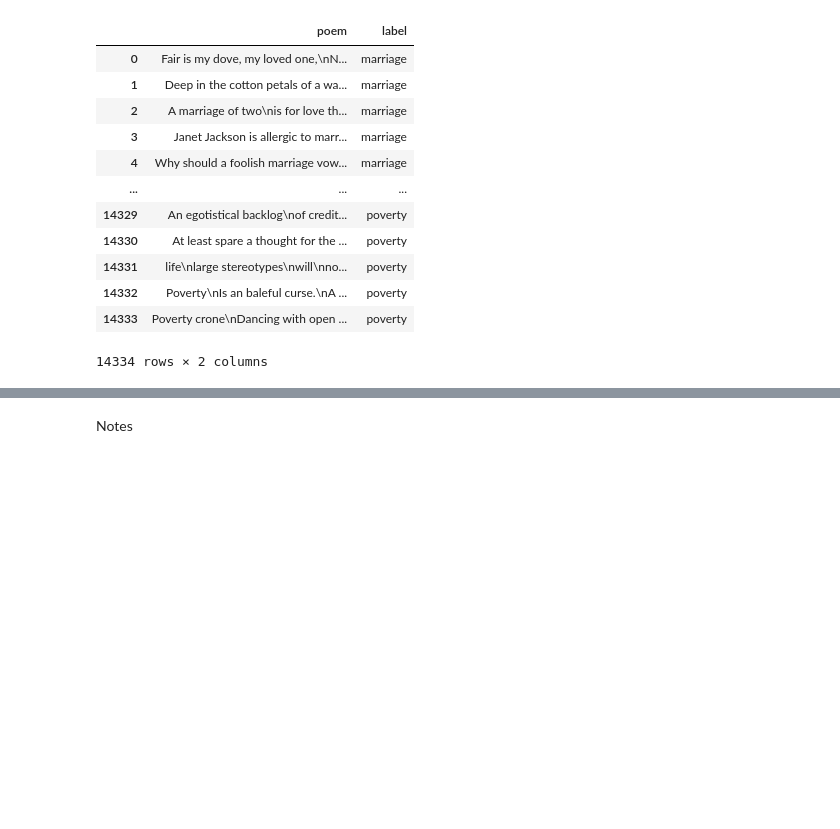
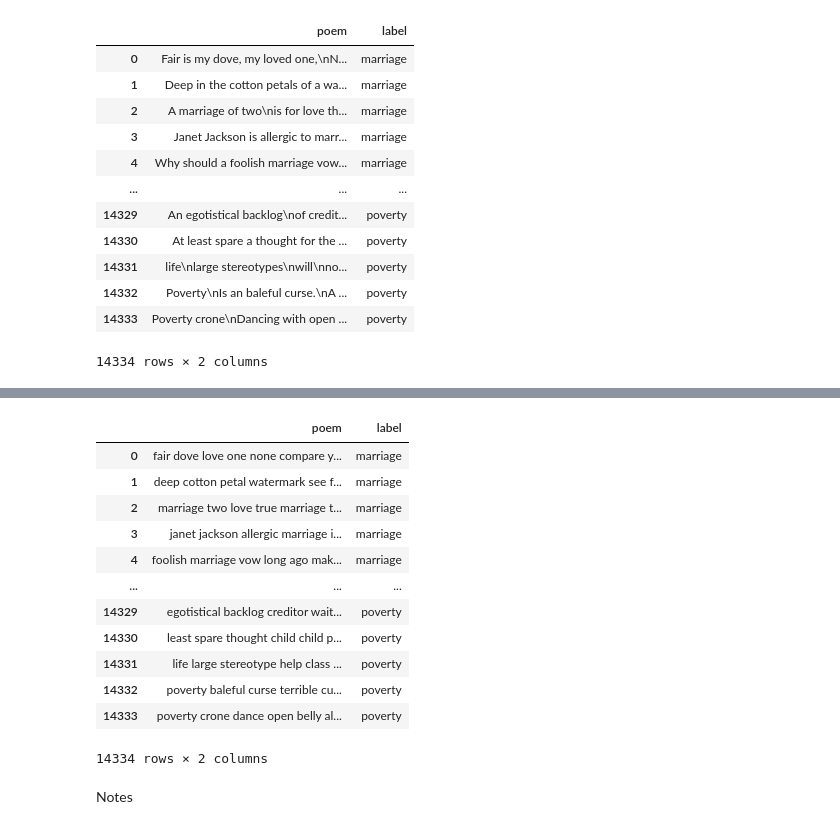
Before and after one commit to Thikkar/PoetryMood, a Jupyter notebook: MusicGenerator.ipynb, the cells around one changed output, grey strips where cells are left out. Saved outputs shown, nothing was run; the diff lists cells and outputs as text; code cells hidden in the pictures; blank space fills up the shorter version.

Commit message:
Text Cleaning

```diff
--- a/MusicGenerator.ipynb
+++ b/MusicGenerator.ipynb
@@ -89,3 +94,37 @@ poems_df
 | 14332 | Poverty\nIs an baleful curse.\nA ... | poverty |
 | 14333 | Poverty crone\nDancing with open ... | poverty |
 14334 rows × 2 columns
+# %%
+# Text cleaning (Lemmatization, Stemming, Stop Words, Punctuation) - [9 mins]
+nltk.download('stopwords')
+nltk.download('wordnet')
+nltk.download('omw-1.4')
+nltk.download('averaged_perceptron_tagger')
+
+# https://www.machinelearningplus.com/nlp/lemmatization-examples-python/
+def get_wordnet_pos(word):
+    """Map POS tag to first character lemmatize() accepts"""
+    tag = nltk.pos_tag([word])[0][1][0].upper()
+    tag_dict = {"J": wordnet.ADJ,
+                "N": wordnet.NOUN,
+                "V": wordnet.VERB,
+                "R": wordnet.ADV}
+
+    return tag_dict.get(tag, wordnet.NOUN)
+
+# https://github.com/miguelfzafra/Latest-News-Classifier/blob/master/0.%20Latest%20News%20Classifier/03.%20Feature%20Engineering/03.%20Feature%20Engineering.ipynb
+poems_classifier_df = poems_df
+for idx in range(len(poems_classifier_df.poem)):
+    poem_clean = poems_classifier_df.poem[idx]
+
+    poem_clean = re.split('\W+', poem_clean.lower())
+    poem_clean = [w for w in poem_clean if not w in set(stopwords.words('english'))]  # Remove stopwords
+
+    lem = WordNetLemmatizer()
+    poem_clean = [lem.lemmatize(w, get_wordnet_pos(w)) for w in poem_clean if len(w) > 1]
+
+    poem_clean = ' '.join(poem_clean)
+    poems_classifier_df.poem[idx] = poem_clean
+
+poems_classifier_df
+# %% [output]
@@ -92,3 +141,16 @@ poems_df
+|  | poem | label |
+| 0 | fair dove love one none compare y... | marriage |
+| 1 | deep cotton petal watermark see f... | marriage |
+| 2 | marriage two love true marriage t... | marriage |
+| 3 | janet jackson allergic marriage i... | marriage |
+| 4 | foolish marriage vow long ago mak... | marriage |
+| ... | ... | ... |
+| 14329 | egotistical backlog creditor wait... | poverty |
+| 14330 | least spare thought child child p... | poverty |
+| 14331 | life large stereotype help class ... | poverty |
+| 14332 | poverty baleful curse terrible cu... | poverty |
+| 14333 | poverty crone dance open belly al... | poverty |
+14334 rows × 2 columns
 # %% [markdown]
 Notes
 # %%
```
Also changed, not shown: parts of 4 cells of this notebook.
